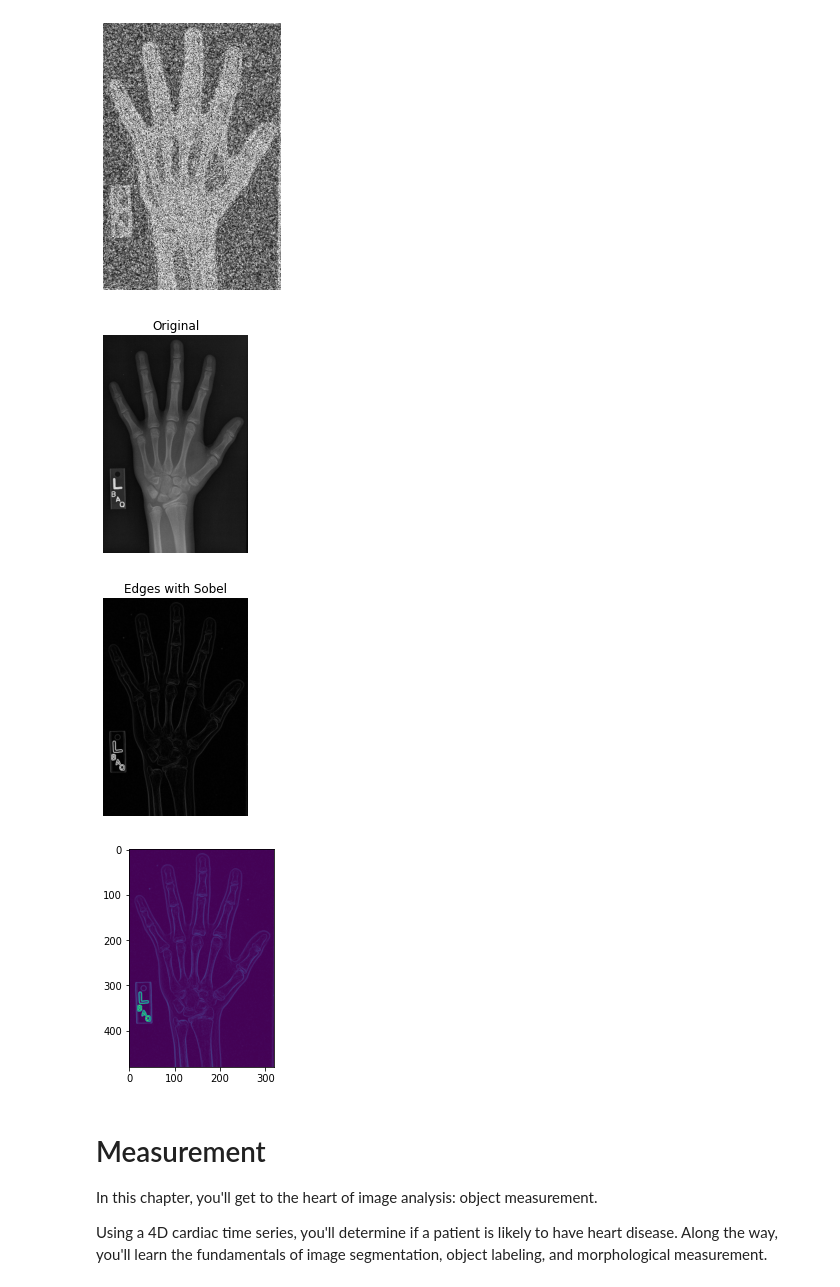
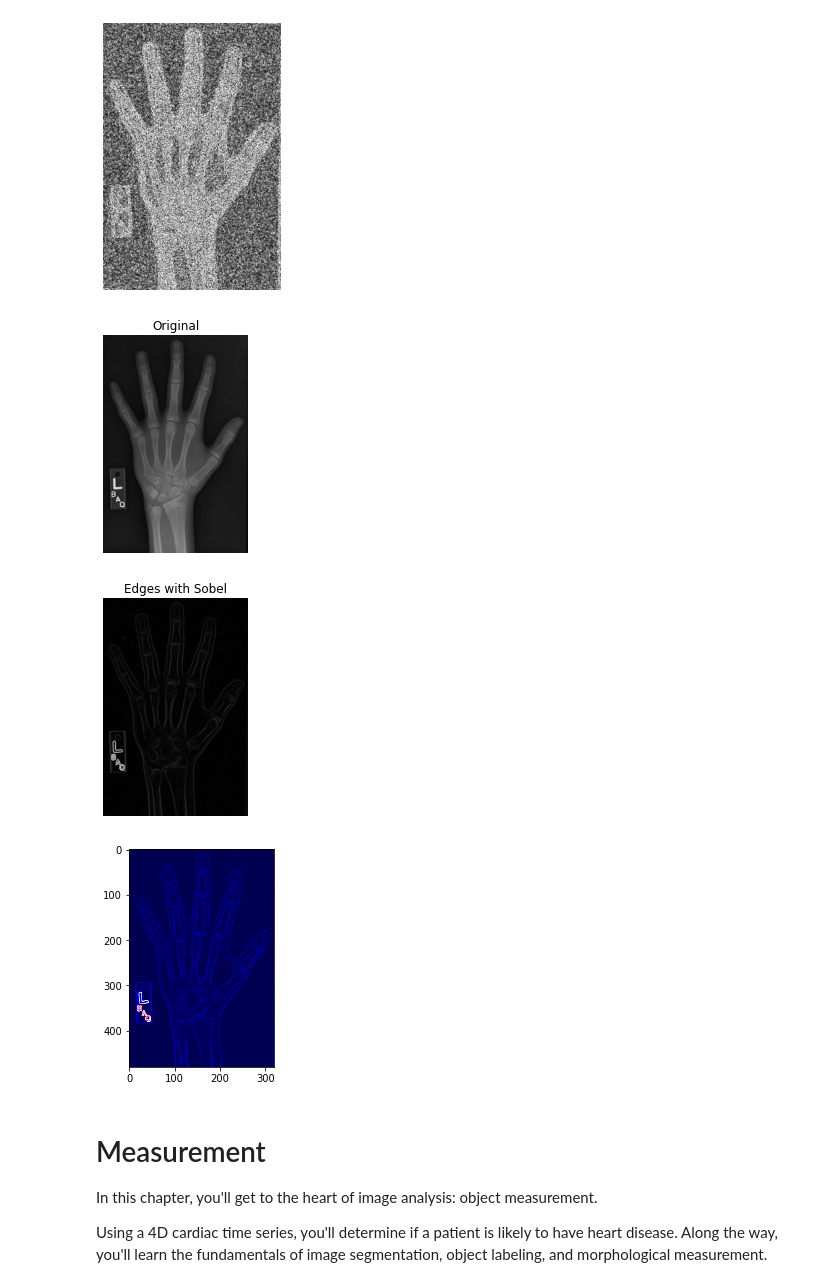
Before and after one commit to MohebZandi/Comupter_Vision, a Jupyter notebook: Biomedical_Image_Processing_Data_Camp.ipynb, the cells around one changed output. Drawn from its saved outputs; the diff is of its cells as text; code cells hidden in the pictures.

```diff
--- a/Biomedical_Image_Processing_Data_Camp.ipynb
+++ b/Biomedical_Image_Processing_Data_Camp.ipynb
@@ -564,29 +566,29 @@ format_and_render_plot()
 # %%
 # Import the color module
 from skimage import color
 
 # Import the filters module and sobel function
 from skimage.filters import sobel
 
 # Load the hand radiograph
 dir = '/content/gdrive/My Drive/Video_Image_processing/'
 image1 = imageio.imread(dir + 'hand.png')
 
 # Make the image grayscale
 image_gray = color.rgb2gray(image1)
 
 # Apply edge detection filter
 edge_sobel = sobel(image_gray)
 
 # Show original and resulting image to compare
 show_image(image1, "Original")
 show_image(edge_sobel, "Edges with Sobel")
-plt.imshow(edge_sobel)
+plt.imshow(edge_sobel, cmap= 'seismic')
 plt.show()
 # %% [output]
 [figure]
 [figure]
-[figure, old version]
+[figure, new version]
 # %% [markdown]
 # Measurement
 
```
Also changed, not shown: parts of 1 cell of this notebook.
